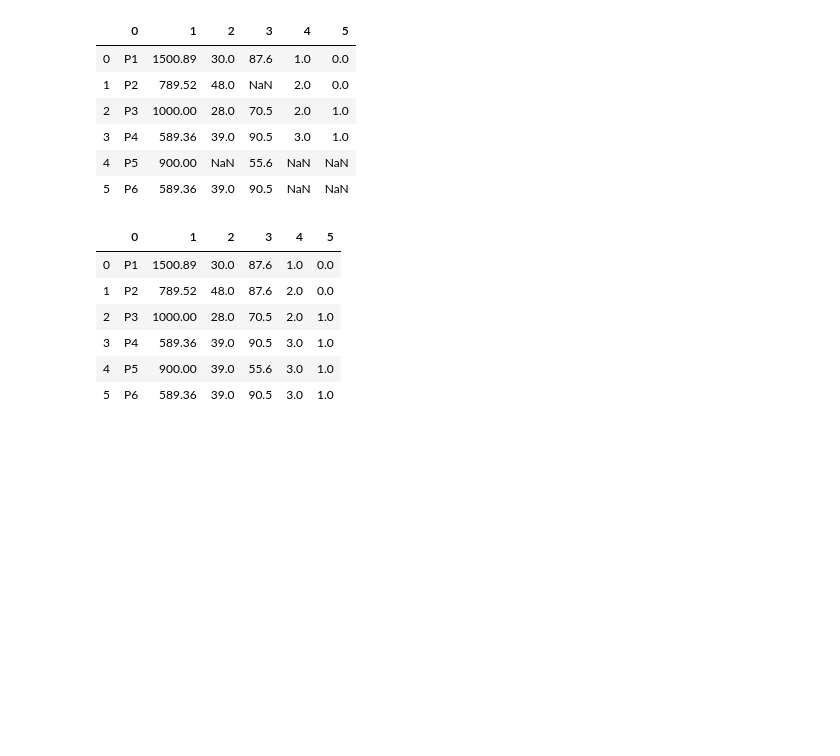
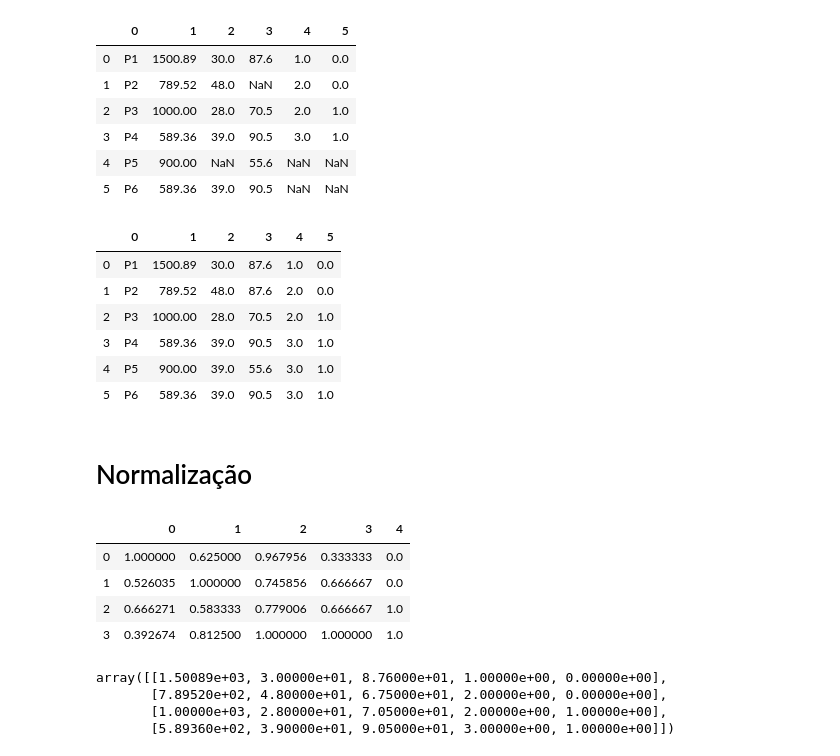
Before and after one commit to daniloeler/daniloeler.github.io, a Jupyter notebook: teaching/VISUALIZACAO/codes/Aula02-FundamentosSobredados.ipynb, the cells around one changed output. Saved outputs shown, nothing was run; the diff lists cells and outputs as text; code cells hidden in the pictures; blank space fills up the shorter version.

```diff
--- a/teaching/VISUALIZACAO/codes/Aula02-FundamentosSobredados.ipynb
+++ b/teaching/VISUALIZACAO/codes/Aula02-FundamentosSobredados.ipynb
@@ -277,3 +277,5 @@ data5.fillna(method='ffill') #ffill replica o valor anterior para os ausentes su
 | 3 | P4 | 589.36 | 39.0 | 90.5 | 3.0 | 1.0 |
 | 4 | P5 | 900.00 | 39.0 | 55.6 | 3.0 | 1.0 |
 | 5 | P6 | 589.36 | 39.0 | 90.5 | 3.0 | 1.0 |
+# %% [markdown]
+# Normalização
@@ -279,0 +284,23 @@ data5.fillna(method='ffill') #ffill replica o valor anterior para os ausentes su
+# %%
+data6 = pd.DataFrame([[1500.89,30,87.6,1,0],
+                      [789.52,48,67.5,2,0],
+                      [1000.00,28,70.5,2,1],
+                      [589.36,39,90.5,3,1]])
+# %%
+#normalização pelo máximo (valor / max) -- considera que o menor valor é sempre zero, mesmo não aparecendo nos dados
+data7 = data6 / data6.max()
+data7
+# %% [output]
+|  | 0 | 1 | 2 | 3 | 4 |
+| 0 | 1.000000 | 0.625000 | 0.967956 | 0.333333 | 0.0 |
+| 1 | 0.526035 | 1.000000 | 0.745856 | 0.666667 | 0.0 |
+| 2 | 0.666271 | 0.583333 | 0.779006 | 0.666667 | 1.0 |
+| 3 | 0.392674 | 0.812500 | 1.000000 | 1.000000 | 1.0 |
+# %%
+valores = data6.values
+valores
+# %% [output]
+array([[1.50089e+03, 3.00000e+01, 8.76000e+01, 1.00000e+00, 0.00000e+00],
+       [7.89520e+02, 4.80000e+01, 6.75000e+01, 2.00000e+00, 0.00000e+00],
+       [1.00000e+03, 2.80000e+01, 7.05000e+01, 2.00000e+00, 1.00000e+00],
+       [5.89360e+02, 3.90000e+01, 9.05000e+01, 3.00000e+00, 1.00000e+00]])
```
Also changed, not shown: parts of 15 cells of this notebook.
